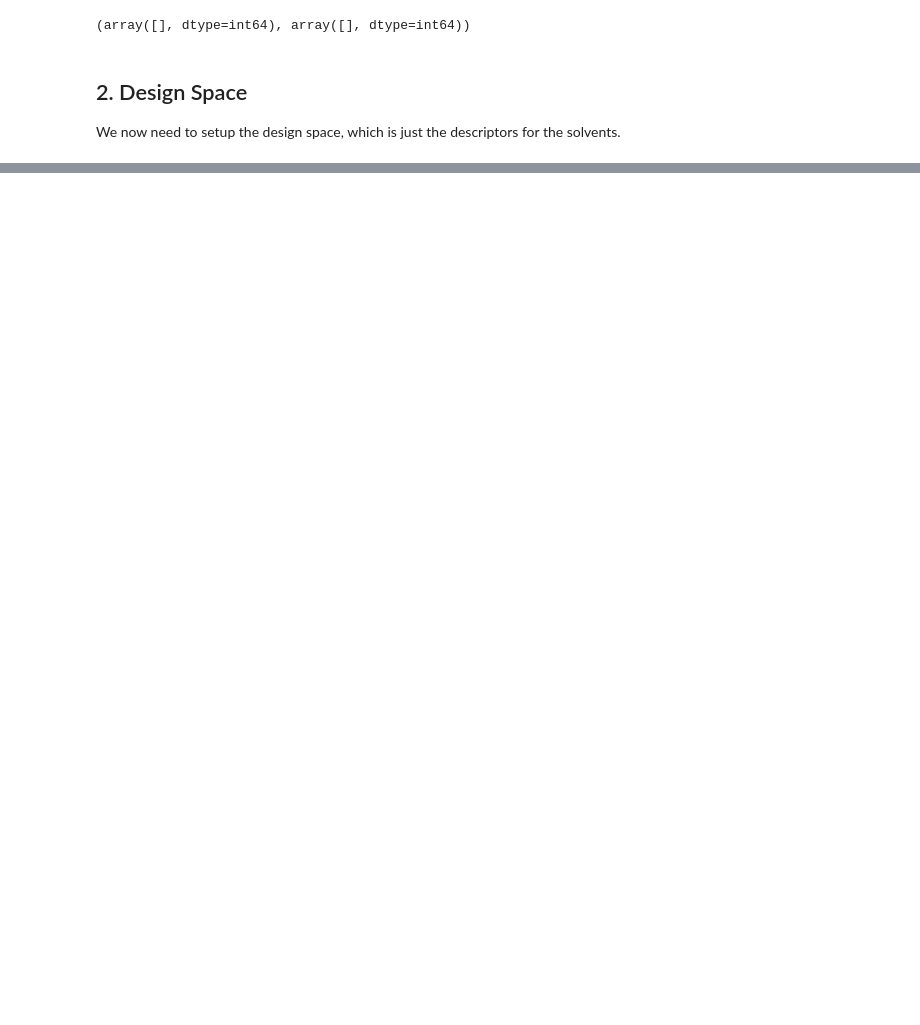
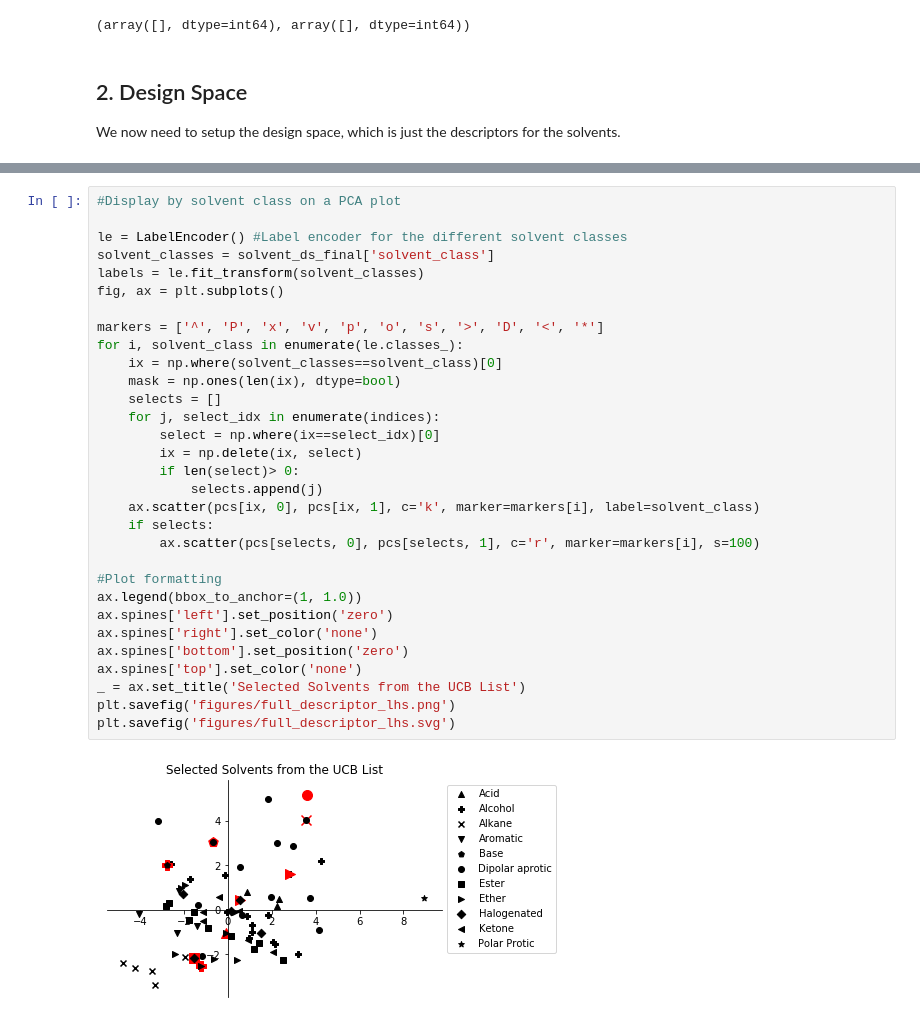
Before and after one commit to sustainable-processes/summit, a Jupyter notebook: case_studies/borrowing_hydrogen/initial_design.ipynb, the cells around one changed output, grey strips where cells are left out. Saved outputs shown, nothing was run; the diff lists cells and outputs as text; blank space fills up the shorter version.

```diff
--- a/case_studies/borrowing_hydrogen/initial_design.ipynb
+++ b/case_studies/borrowing_hydrogen/initial_design.ipynb
@@ -114,0 +131,33 @@ solvent_ds_new.iloc[indices, :][solvent_ds_new.metadata_columns]
+# %%
+#Display by solvent class on a PCA plot
+
+le = LabelEncoder() #Label encoder for the different solvent classes
+solvent_classes = solvent_ds_final['solvent_class']
+labels = le.fit_transform(solvent_classes)
+fig, ax = plt.subplots()
+
+markers = ['^', 'P', 'x', 'v', 'p', 'o', 's', '>', 'D', '<', '*']
+for i, solvent_class in enumerate(le.classes_):
+    ix = np.where(solvent_classes==solvent_class)[0]
+    mask = np.ones(len(ix), dtype=bool)
+    selects = []
+    for j, select_idx in enumerate(indices):
+        select = np.where(ix==select_idx)[0]
+        ix = np.delete(ix, select)
+        if len(select)> 0:
+            selects.append(j)
+    ax.scatter(pcs[ix, 0], pcs[ix, 1], c='k', marker=markers[i], label=solvent_class)
+    if selects:
+        ax.scatter(pcs[selects, 0], pcs[selects, 1], c='r', marker=markers[i], s=100)
+
+#Plot formatting
+ax.legend(bbox_to_anchor=(1, 1.0))
+ax.spines['left'].set_position('zero')
+ax.spines['right'].set_color('none')
+ax.spines['bottom'].set_position('zero')
+ax.spines['top'].set_color('none')
+_ = ax.set_title('Selected Solvents from the UCB List')
+plt.savefig('figures/full_descriptor_lhs.png')
+plt.savefig('figures/full_descriptor_lhs.svg')
+# %% [output]
+[figure, added]
```
Also changed, not shown: parts of 21 cells of this notebook, 3 other files.
